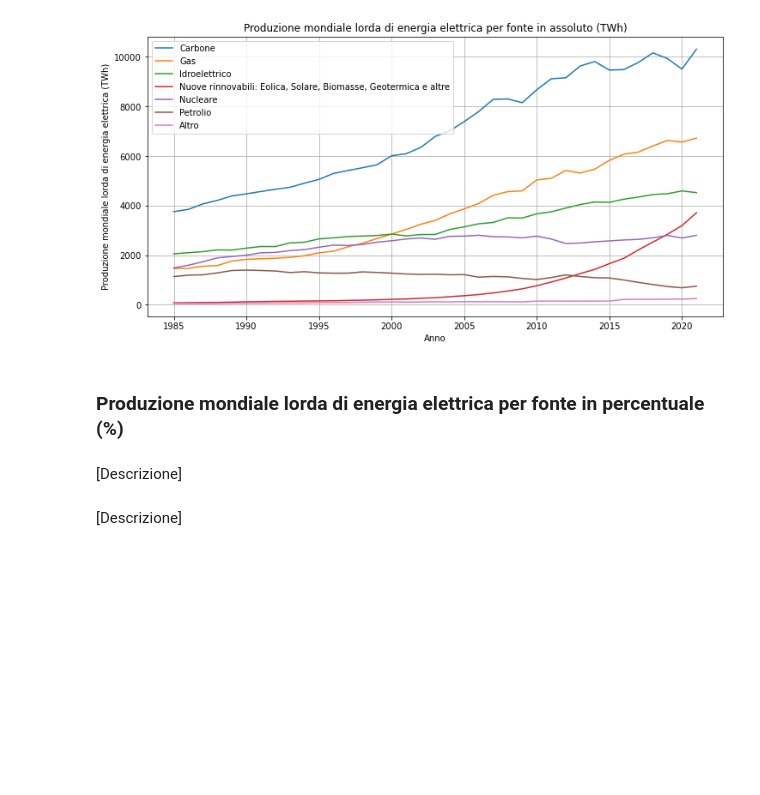
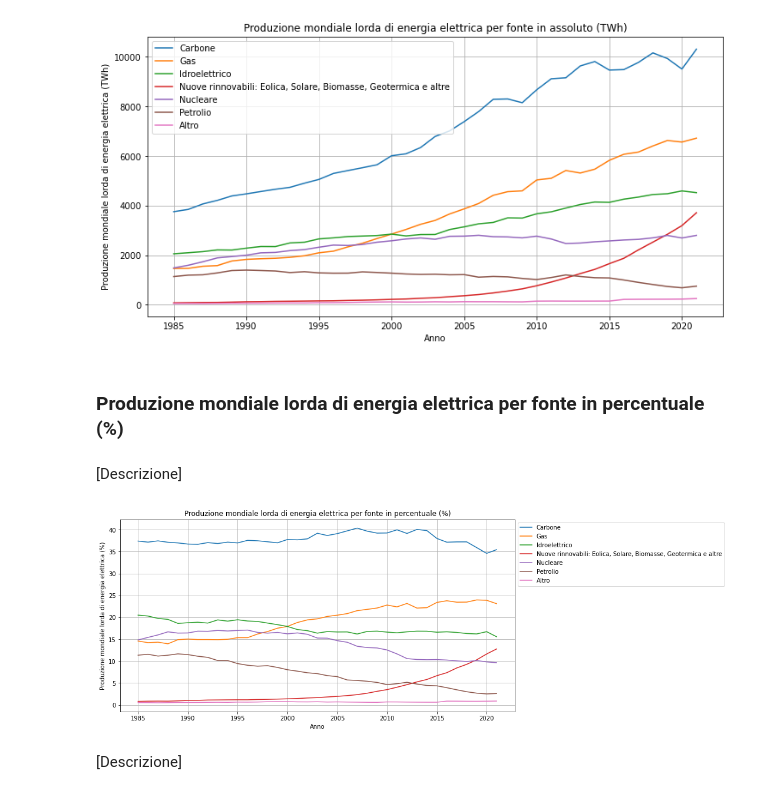
Before and after one commit to mattiamendicino/progetto-scivis, a Jupyter notebook: codice.ipynb, the cells around one changed output. Cells and saved outputs as stored; diff of their text form; code cells hidden in the pictures; blank space fills up the shorter version.

Commit message:
Aggiunti grafici sulla produzione mondiale lorda di energia elettrica per fonte in percentuale

```diff
--- a/codice.ipynb
+++ b/codice.ipynb
@@ -144,7 +144,26 @@ plt.show()
 # %% [markdown]
 [Descrizione]
 # %%
-# Line chart(Tutte le fonti)
+grouped_data = production_data.groupby('Year')[['ElectBy_Coal', 'ElectBy_Gas', 'ElectBy_Hydro', 'ElectBy_Nuclear', 'ElectBy_Oil', 'ElectBy_Other', 'ElectBy_NewRenewables']].sum()
+grouped_data_percentage = grouped_data.divide(grouped_data.sum(axis=1), axis=0) * 100
+
+plt.figure(figsize=(12, 6))
+plt.plot(grouped_data_percentage.index, grouped_data_percentage['ElectBy_Coal'], label='Carbone')
+plt.plot(grouped_data_percentage.index, grouped_data_percentage['ElectBy_Gas'], label='Gas')
+plt.plot(grouped_data_percentage.index, grouped_data_percentage['ElectBy_Hydro'], label='Idroelettrico')
+plt.plot(grouped_data_percentage.index, grouped_data_percentage['ElectBy_NewRenewables'], label='Nuove rinnovabili: Eolica, Solare, Biomasse, Geotermica e altre')
+plt.plot(grouped_data_percentage.index, grouped_data_percentage['ElectBy_Nuclear'], label='Nucleare')
+plt.plot(grouped_data_percentage.index, grouped_data_percentage['ElectBy_Oil'], label='Petrolio')
+plt.plot(grouped_data_percentage.index, grouped_data_percentage['ElectBy_Other'], label='Altro')
+
+plt.xlabel('Anno')
+plt.ylabel('Produzione mondiale lorda di energia elettrica (%)')
+plt.title('Produzione mondiale lorda di energia elettrica per fonte in percentuale (%)')
+plt.legend(bbox_to_anchor=(1, 1))
+plt.grid()
+plt.show()
+# %% [output]
+[figure, added]
 # %% [markdown]
 [Descrizione]
 # %%
```
Also changed, not shown: parts of 1 cell of this notebook.
